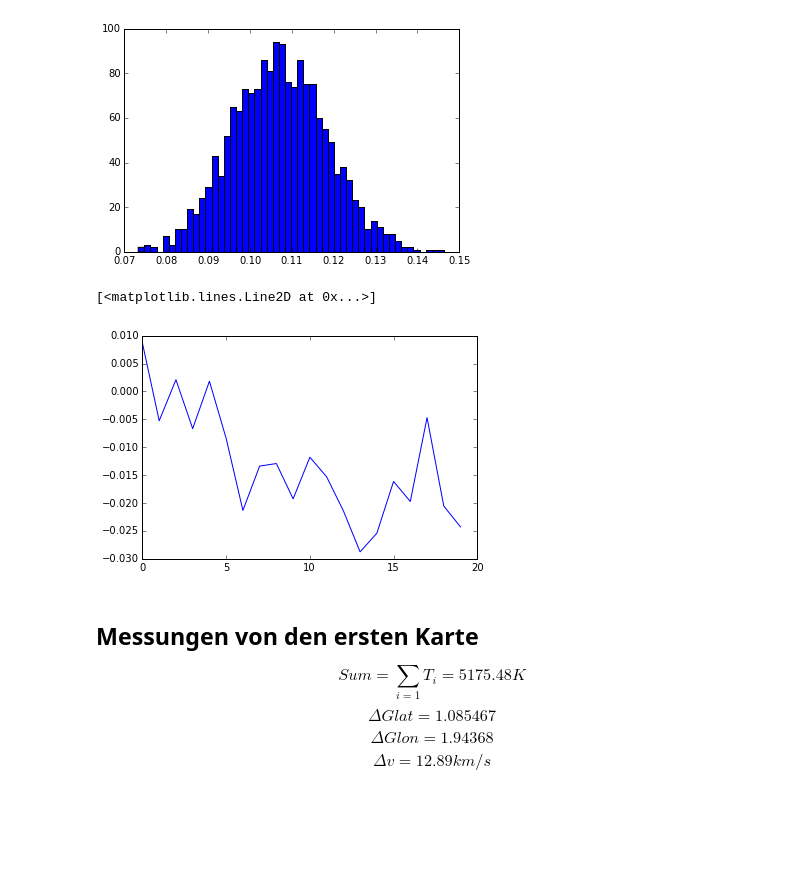
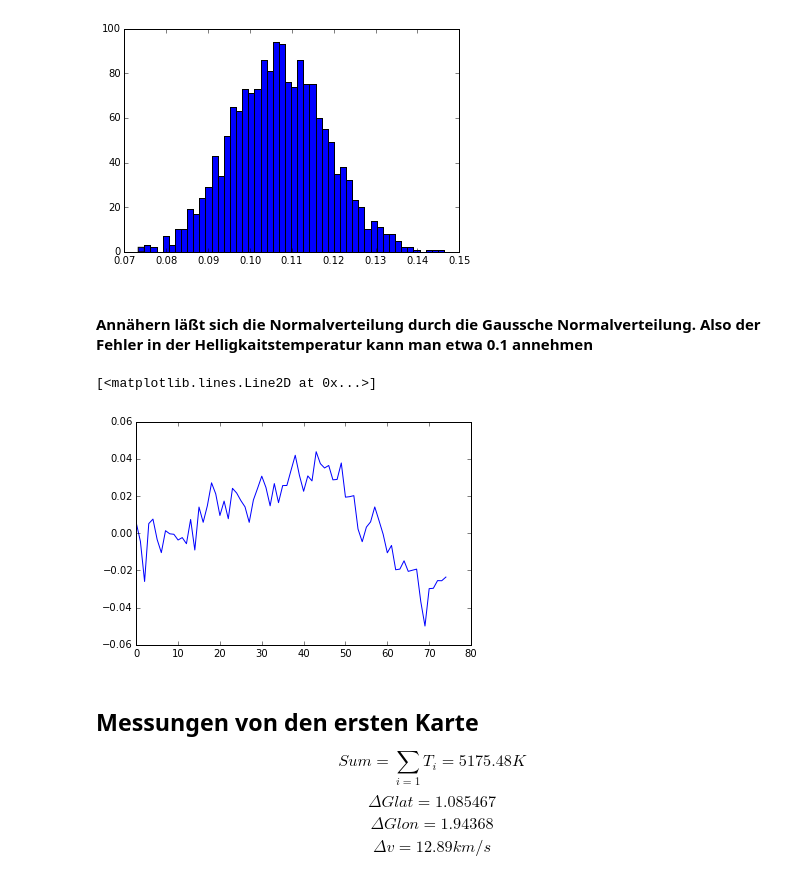
Before and after one commit to alibabaei1/Radio, a Jupyter notebook: Untitled.ipynb, the cells around one changed output. Cells and saved outputs as stored; diff of their text form; code cells hidden in the pictures; blank space fills up the shorter version.

```diff
--- a/Untitled.ipynb
+++ b/Untitled.ipynb
@@ -97,12 +97,13 @@ _  = pl.hist(noisemap.flatten(), bins=50)
 # %% [output]
 [figure]
 [figure]
+# %% [markdown]
+####  Annähern läßt sich die Normalverteilung durch die Gaussche Normalverteilung. Also der Fehler in der Helligkaitstemperatur kann man etwa 0.1 annehmen
 # %%
-#fehler
-pl.plot(np.mean(d[:20], (1,2)))
+pl.plot(np.mean(d[50:125], (1,2)))
 # %% [output]
 [<matplotlib.lines.Line2D at 0x...>]
-[figure, old version]
+[figure, new version]
 # %% [markdown]
 ## Messungen von den ersten Karte
 
```
Also changed, not shown: parts of 3 cells of this notebook.
